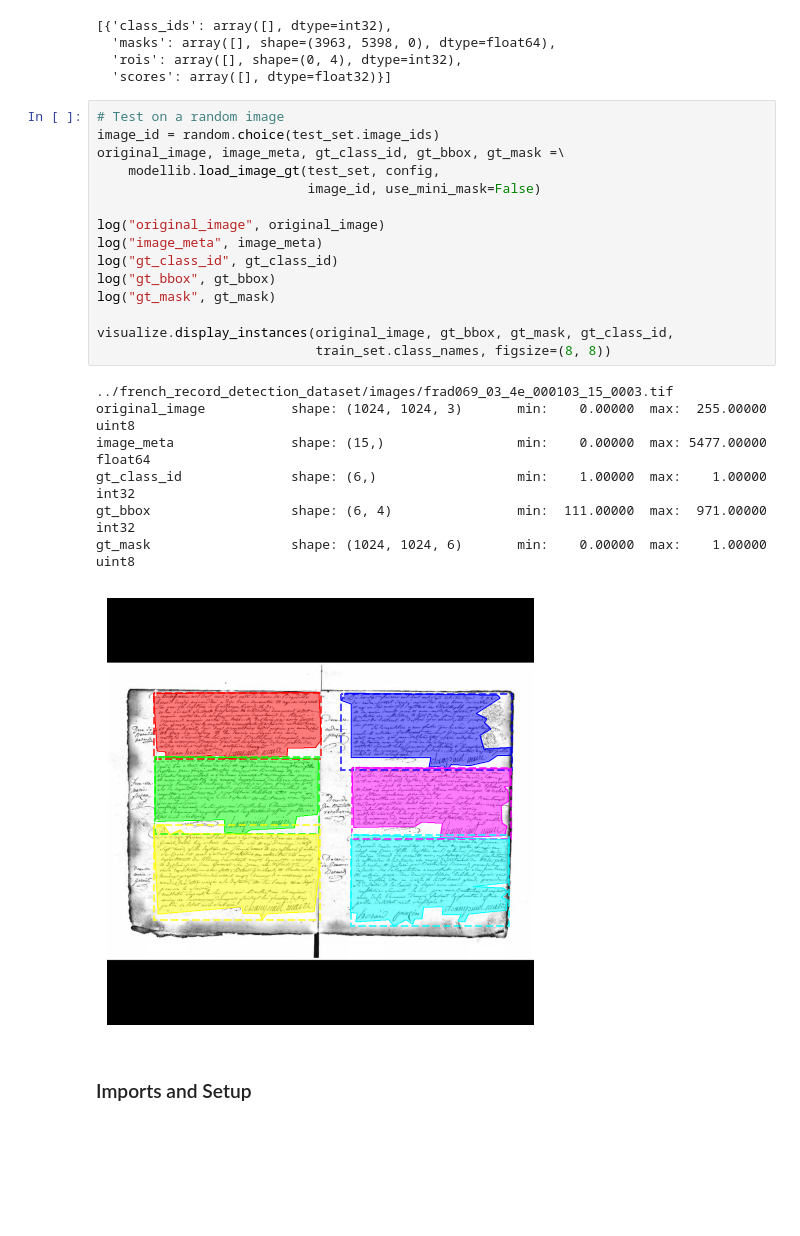
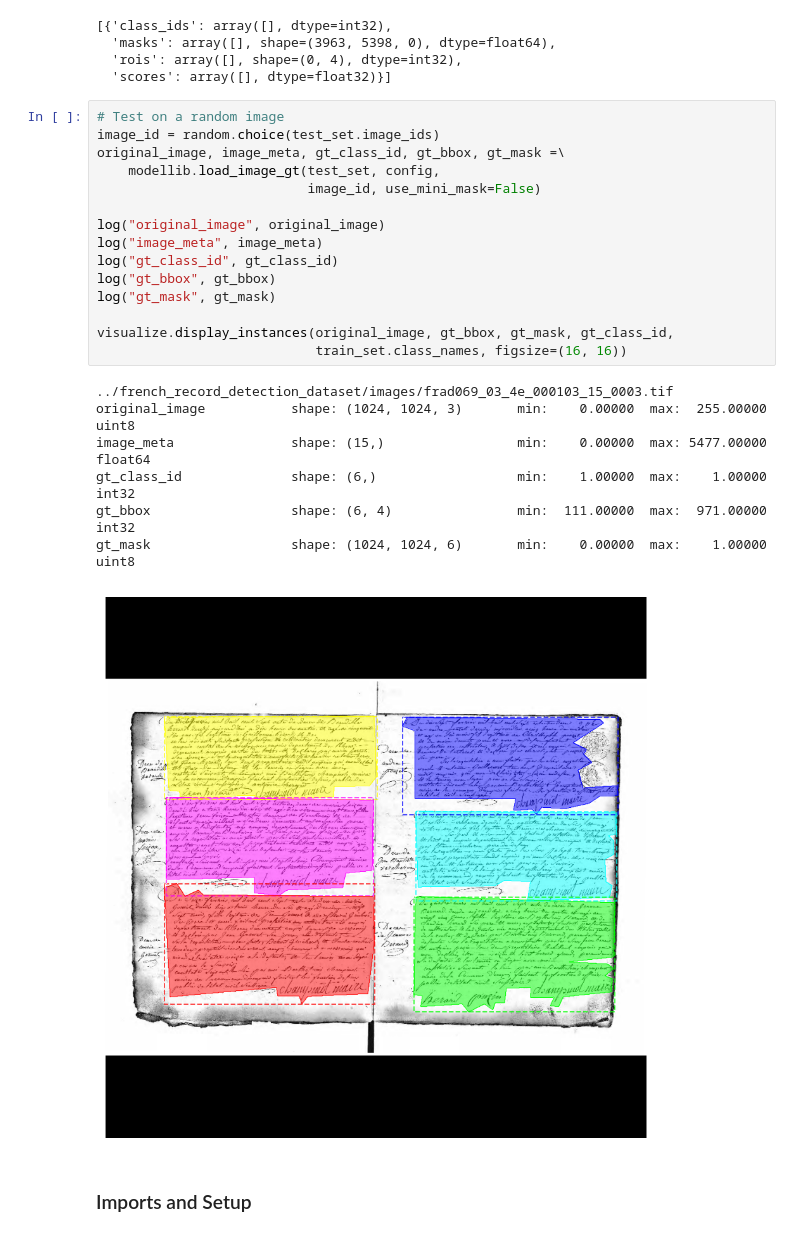
Before and after one commit to ericburdett/record_detection, a Jupyter notebook: record_detection.ipynb, the cells around one changed output. Saved outputs shown, nothing was run; the diff lists cells and outputs as text; blank space fills up the shorter version.

Commit message:
Increased Size of Figure

```diff
--- a/record_detection.ipynb
+++ b/record_detection.ipynb
@@ -322,26 +322,26 @@ result
 # %%
 # Test on a random image
 image_id = random.choice(test_set.image_ids)
 original_image, image_meta, gt_class_id, gt_bbox, gt_mask =\
     modellib.load_image_gt(test_set, config,
                            image_id, use_mini_mask=False)
 
 log("original_image", original_image)
 log("image_meta", image_meta)
 log("gt_class_id", gt_class_id)
 log("gt_bbox", gt_bbox)
 log("gt_mask", gt_mask)
 
 visualize.display_instances(original_image, gt_bbox, gt_mask, gt_class_id,
-                            train_set.class_names, figsize=(8, 8))
+                            train_set.class_names, figsize=(16, 16))
 # %% [output]
 ../french_record_detection_dataset/images/frad069_03_4e_000103_15_0003.tif
 original_image           shape: (1024, 1024, 3)       min:    0.00000  max:  255.00000  uint8
 image_meta               shape: (15,)                 min:    0.00000  max: 5477.00000  float64
 gt_class_id              shape: (6,)                  min:    1.00000  max:    1.00000  int32
 gt_bbox                  shape: (6, 4)                min:  111.00000  max:  971.00000  int32
 gt_mask                  shape: (1024, 1024, 6)       min:    0.00000  max:    1.00000  uint8
-[figure, old version]
+[figure, new version]
 # %% [markdown]
 ### Imports and Setup
 # %% [markdown]
```
